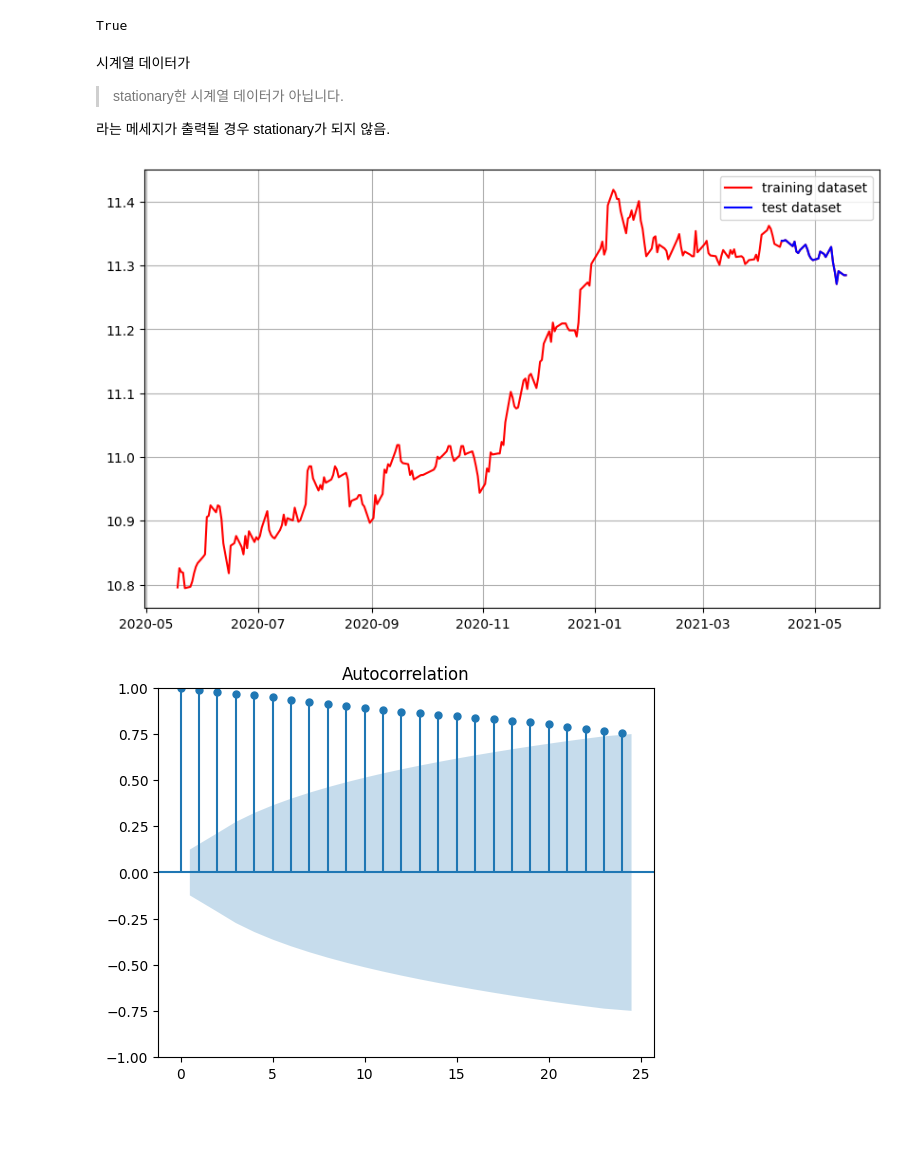
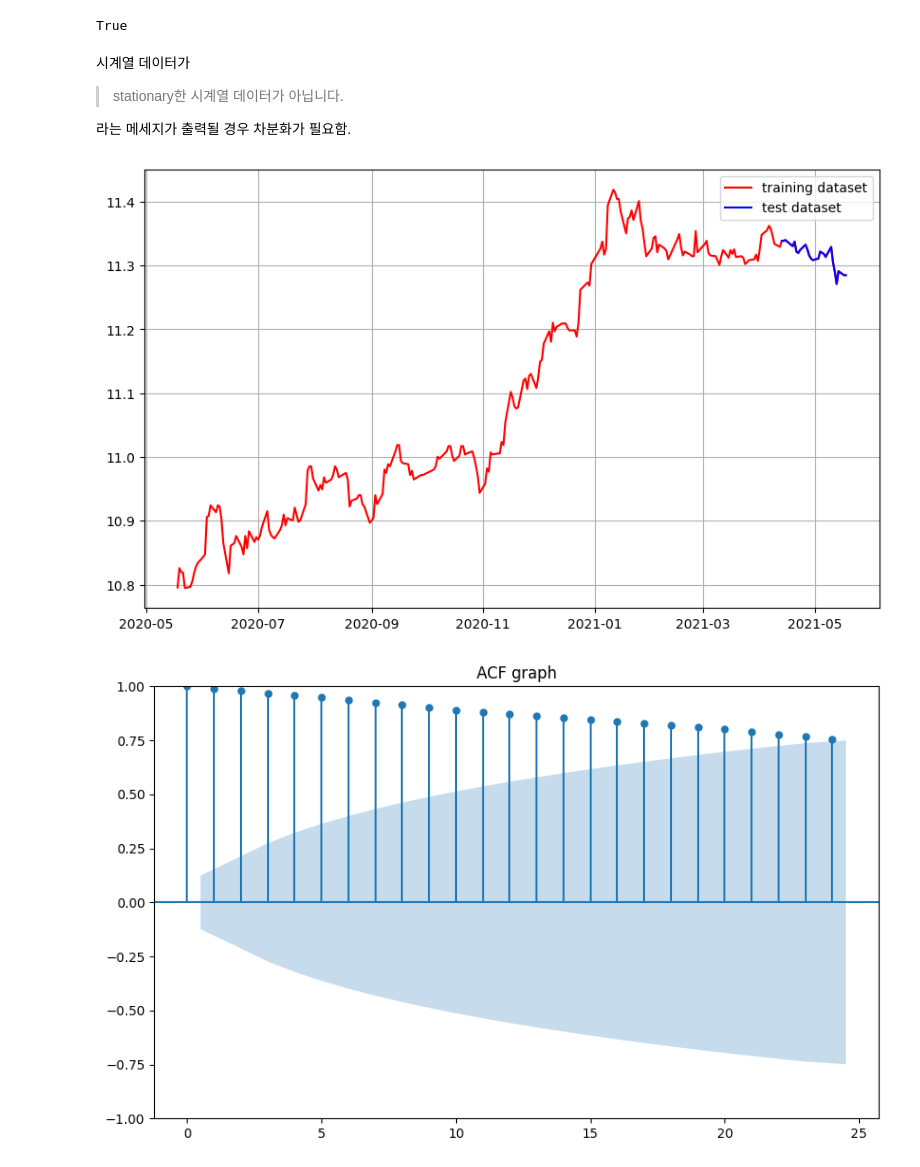
Before and after one commit to hwangsae91/project_so, a Jupyter notebook: exploration/220923/20220923.ipynb, the cells around one changed output. Drawn from its saved outputs; the diff is of its cells as text; code cells hidden in the pictures; blank space fills up the shorter version.

```diff
--- a/exploration/220923/20220923.ipynb
+++ b/exploration/220923/20220923.ipynb
@@ -252,21 +318,23 @@ True
  > stationary한 시계열 데이터가 아닙니다.
 
 라는 메세지가 출력될 경우</br>
-stationary가 되지 않음.
+차분화가 필요함.
 # %%
 # train, test data 생성
 train_data, test_data = close[:int(len(close)*0.9)], close[int(len(close)*0.9):]
 
 # 예측된 주식가격 예측
 plt.figure(figsize=(10,6)),
 plt.grid(True)
 plt.plot(close, c='r', label='training dataset')  # train_data를 적용하면 그래프가 끊어져 보이므로 자연스러운 연출을 위해 ts_log를 선택
 plt.plot(test_data, c='b', label='test dataset')
 plt.legend()
 
-plot_acf(close)   # ACF : Autocorrelation 그래프 그리기
-plot_pacf(close, method="ywm")  # PACF : Partial Autocorrelation 그래프 그리기
+fig, ax1 = plt.subplots(figsize=(10,6))
+fig, ax2 = plt.subplots(figsize=(10,6))
+plot_acf(close, title='ACF graph', ax=ax1)   # ACF : Autocorrelation 그래프 그리기
+plot_pacf(close, title='PACF graph', method="ywm", ax=ax2)  # PACF : Partial Autocorrelation 그래프 그리기
 plt.show()
 # %% [output]
 [figure]
-[figure, old version]
+[figure, new version]
```
Also changed, not shown: parts of 21 cells of this notebook, 6 other files.
